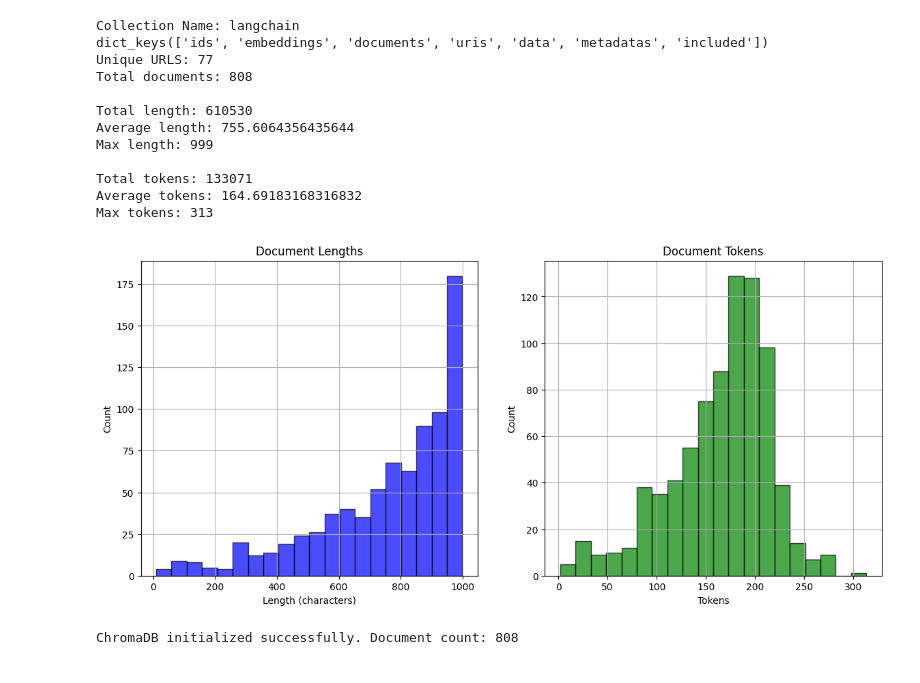
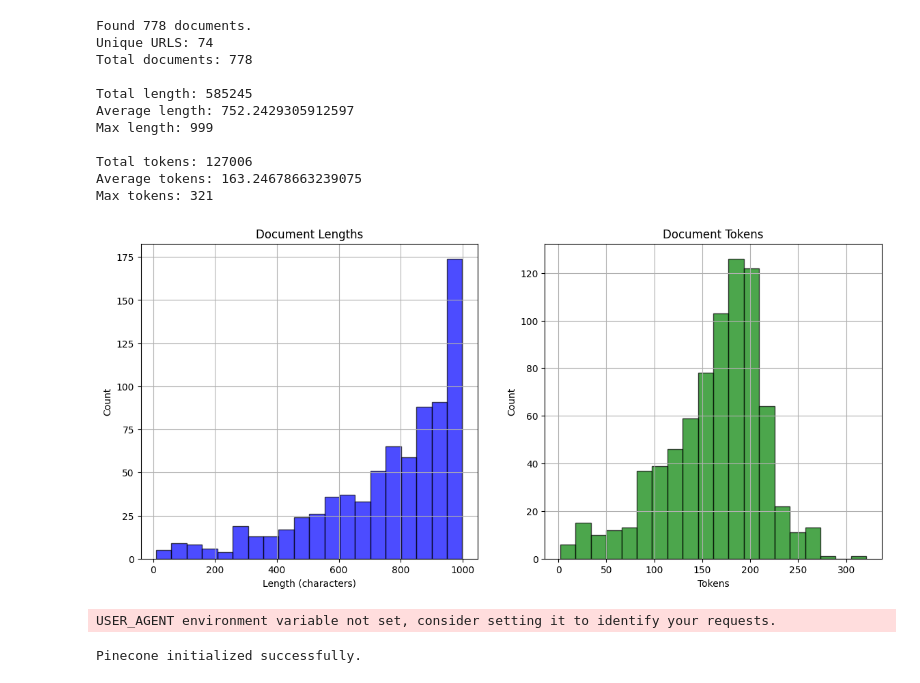
Before and after one commit to wylupek/au-blog-rag-copy, a Jupyter notebook: src/playground.ipynb, the cells around one changed output. Saved outputs shown, nothing was run; the diff lists cells and outputs as text; code cells hidden in the pictures.

Commit message:
Switch to Pinecone

```diff
--- a/src/playground.ipynb
+++ b/src/playground.ipynb
@@ -33,8 +19,5 @@ vector_db = Chroma(
 # %%
-from data_loaders import document_processor
-importlib.reload(document_processor)
 from data_loaders.document_processor import DocumentProcessor
 
-document_processor = DocumentProcessor(vector_db=vector_db)
-document_processor.load_and_index_documents(urls=urls)
+document_processor = DocumentProcessor('au-blog-rag')
 # %% [output]
@@ -57,0 +25,2 @@ Error processing https://tech.appunite.com/blog/appunite-workation-introduction:
+# %%
+document_processor.load_documents(urls=urls)
@@ -60,62 +47,61 @@ import tiktoken
 import matplotlib.pyplot as plt
 import pandas as pd
 
-def count_tokens(text, model="gpt-3.5-turbo"):
+def count_tokens(text, model="gpt-4o-mini"):
     encoding = tiktoken.encoding_for_model(model)
     tokens = encoding.encode(text)
     return len(tokens)
 
-docs = document_processor.get_docs()[0]['langchain']
-print(docs.keys())
-print(f"Unique URLS: {len(set([metadata['source'] for metadata in docs['metadatas']]))}")
+docs = document_processor.get_all_documents()
+print(f"Unique URLS: {len(set([doc['metadata']['source'] for doc in docs]))}")
 
-lengths = [len(doc) for doc in docs['documents']]
-tokens = [count_tokens(doc) for doc in docs['documents']]
+lengths = [len(doc['content']) for doc in docs]
+tokens = [count_tokens(doc['content']) for doc in docs]
 
 
 fig, axes = plt.subplots(1, 2, figsize=(14, 6))
 pd.Series(lengths).hist(bins=20, alpha=0.7, color='blue', edgecolor='black', ax=axes[0])
 axes[0].set_title('Document Lengths')
 axes[0].set_xlabel('Length (characters)')
 axes[0].set_ylabel('Count')
 
 pd.Series(tokens).hist(bins=20, alpha=0.7, color='green', edgecolor='black', ax=axes[1])
 axes[1].set_title('Document Tokens')
 axes[1].set_xlabel('Tokens')
 axes[1].set_ylabel('Count')
 
 
 print(f"Total documents: {len(lengths)}\n")
 
 print(f"Total length: {sum(lengths)}")
 print(f"Average length: {sum(lengths)/len(lengths)}")
 print(f"Max length: {max(lengths)}\n")
 
 print(f"Total tokens: {sum(tokens)}")
 print(f"Average tokens: {sum(tokens)/len(tokens)}")
 print(f"Max tokens: {max(tokens)}")
 # %% [output]
-Collection Name: langchain
-dict_keys(['ids', 'embeddings', 'documents', 'uris', 'data', 'metadatas', 'included'])
-Unique URLS: 77
-Total documents: 808
+Found 778 documents.
+Unique URLS: 74
+Total documents: 778
 
-Total length: 610530
-Average length: 755.6064356435644
+Total length: 585245
+Average length: 752.2429305912597
 Max length: 999
 
-Total tokens: 133071
-Average tokens: 164.69183168316832
-Max tokens: 313
+Total tokens: 127006
+Average tokens: 163.24678663239075
+Max tokens: 321
-[figure, old version]
+[figure, new version]
 # %%
 from rag_query.query_handler import QueryHandler
 
 rag_system = QueryHandler(
-    vector_db=vector_db
+    vector_store=document_processor.vectorstore
 )
 # %% [output]
-ChromaDB initialized successfully. Document count: 808
+USER_AGENT environment variable not set, consider setting it to identify your requests.
+Pinecone initialized successfully.
 # %%
 query = "We're discussing with a prospect client that wants to implement an AI feature in the app. Please show me article about our experience and knowledge"
 answer = rag_system.get_answer(query)
```
Also changed, not shown: parts of 6 cells of this notebook, 2 other files.
